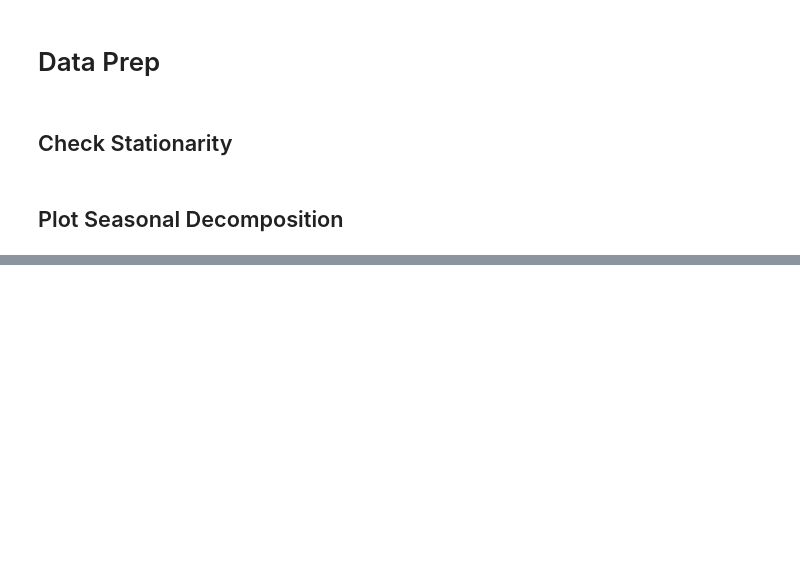
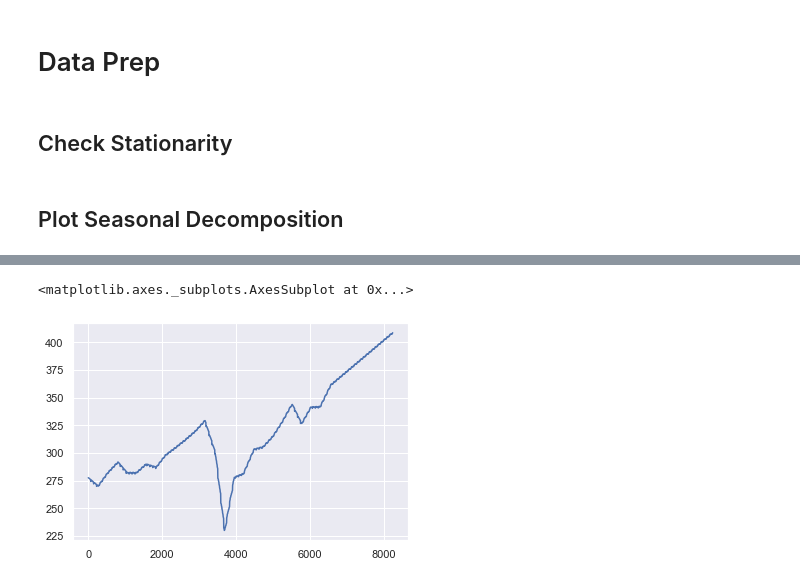
Before and after one commit to eggrollofchaos/i_spy_etf_price_predictions, a Jupyter notebook: code/spy_eda.ipynb, the cells around one changed output, grey strips where cells are left out. Saved outputs shown, nothing was run; the diff lists cells and outputs as text; code cells hidden in the pictures; blank space fills up the shorter version.

```diff
--- a/code/spy_eda.ipynb
+++ b/code/spy_eda.ipynb
@@ -296,0 +409,5 @@ pya.auto_arima(df.dropna(), seasonal=True, m=2190).summary()
+# %%
+forecast.yhat.plot()
+# %% [output]
+<matplotlib.axes._subplots.AxesSubplot at 0x...>
+[figure, added]
```
Also changed, not shown: parts of 15 cells of this notebook.
